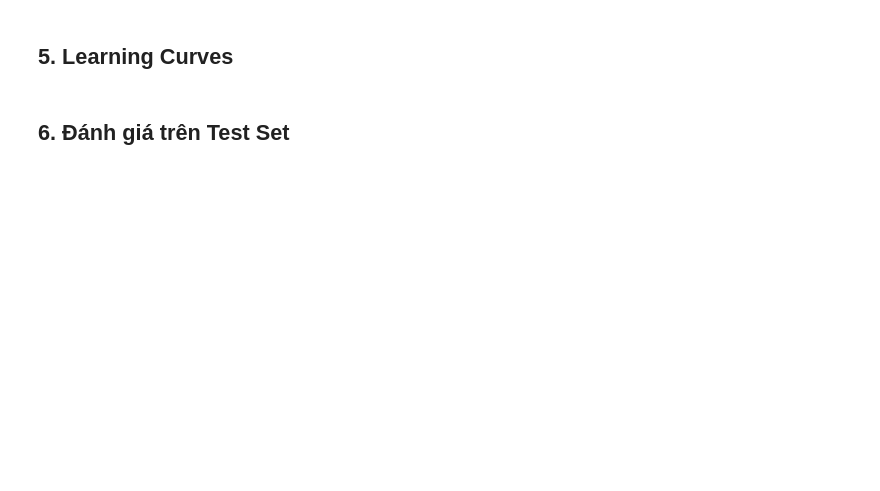
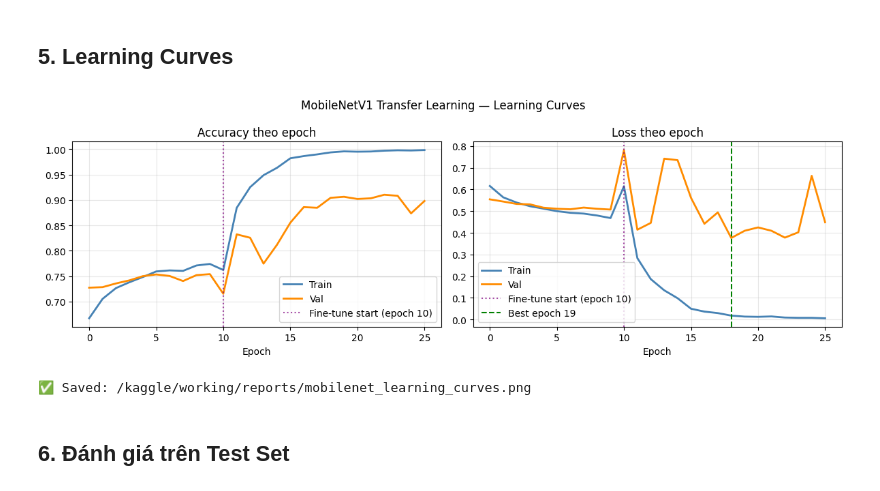
Before and after one commit to huynndacoder/deepfake-detection, a Jupyter notebook: notebooks/04_mobilenet_kaggle.ipynb, the cells around one changed output. Cells and saved outputs as stored; diff of their text form; code cells hidden in the pictures; blank space fills up the shorter version.

```diff
--- a/notebooks/04_mobilenet_kaggle.ipynb
+++ b/notebooks/04_mobilenet_kaggle.ipynb
@@ -115,17 +127,17 @@ Phase 2 — Fine-tune (20 epochs):
 
 Tại sao 2 phases? Nếu unfreeze ngay từ đầu với lr cao → gradient lớn phá hủy toàn bộ ImageNet weights đã học.
 # %%
-def build_mobilenetv1(img_size=224, dropout_rate=0.5, learning_rate=1e-3):
+def build_mobilenet(img_size=224, dropout_rate=0.5, learning_rate=1e-3):
     """
-    MobileNetV1 Transfer Learning cho deepfake detection.
+    MobileNet Transfer Learning cho deepfake detection.
 
     Theo paper Deepfakeimagedetection:
-    - Base: MobileNetV1 pretrained ImageNet, include_top=False
+    - Base: MobileNet pretrained ImageNet, include_top=False
     - Head: GlobalAveragePooling2D → Dense → Dropout → Sigmoid
     - Training: 20 epochs (paper), batch_size=32
     - Kết quả paper: 96.96% trên cùng dataset StyleGAN
     """
-    # ── Base model: MobileNetV1 pretrained ────────────────────────────────────
+    # ── Base model: MobileNet pretrained ────────────────────────────────────
     # include_top=False: bỏ classification head gốc của ImageNet
     # weights='imagenet': load pretrained weights
     base_model = keras.applications.MobileNet(
@@ -156,7 +168,7 @@ def build_mobilenetv1(img_size=224, dropout_rate=0.5, learning_rate=1e-3):
     # Output: P(ảnh là real) — fake=0, real=1
     outputs = layers.Dense(1, activation='sigmoid', name='output')(x)
 
-    model = keras.Model(inputs=inputs, outputs=outputs, name='MobileNetV1_TL')
+    model = keras.Model(inputs=inputs, outputs=outputs, name='MobileNet_TL')
     model.compile(
         optimizer=keras.optimizers.Adam(learning_rate=learning_rate),
         loss='binary_crossentropy',
@@ -165,7 +177,7 @@ def build_mobilenetv1(img_size=224, dropout_rate=0.5, learning_rate=1e-3):
     return model, base_model
 
 
-model, base_model = build_mobilenetv1(IMG_SIZE, DROPOUT_RATE, LR_FROZEN)
+model, base_model = build_mobilenet(IMG_SIZE, DROPOUT_RATE, LR_FROZEN)
 model.summary()
 print(f"\nBase model layers: {len(base_model.layers)}")
 print(f"Trainable params (Phase 1 — head only): {model.trainable_variables.__len__()}")
@@ -176,6 +214,6 @@ Chỉ train classification head. Base MobileNetV1 bị frozen hoàn toàn.
 Mục tiêu: head học được task deepfake trước khi fine-tune.
 # %%
-MODEL_PATH = os.path.join(MODELS_DIR, 'mobilenetv1_best.keras')
+MODEL_PATH = os.path.join(MODELS_DIR, 'mobilenet_best.keras')
 
 callbacks_phase1 = [
     keras.callbacks.ModelCheckpoint(
@@ -280,35 +373,38 @@ def combine_history(h1, h2):
 full_history = combine_history(history_phase1, history_phase2)
 phase1_end   = len(history_phase1.history['loss'])
 
 fig, axes = plt.subplots(1, 2, figsize=(12, 4))
 
 axes[0].plot(full_history['accuracy'],     label='Train', color='steelblue',  linewidth=2)
 axes[0].plot(full_history['val_accuracy'], label='Val',   color='darkorange', linewidth=2)
 axes[0].axvline(phase1_end, color='purple', linestyle=':', alpha=0.7,
                 label=f'Fine-tune start (epoch {phase1_end})')
 axes[0].set_title('Accuracy theo epoch')
 axes[0].set_xlabel('Epoch')
 axes[0].legend()
 axes[0].grid(True, alpha=0.3)
 
 axes[1].plot(full_history['loss'],     label='Train', color='steelblue',  linewidth=2)
 axes[1].plot(full_history['val_loss'], label='Val',   color='darkorange', linewidth=2)
 axes[1].axvline(phase1_end, color='purple', linestyle=':', alpha=0.7,
                 label=f'Fine-tune start (epoch {phase1_end})')
 best_ep = int(np.argmin(full_history['val_loss']))
 axes[1].axvline(best_ep, color='green', linestyle='--',
                 label=f'Best epoch {best_ep+1}')
 axes[1].set_title('Loss theo epoch')
 axes[1].set_xlabel('Epoch')
 axes[1].legend()
 axes[1].grid(True, alpha=0.3)
 
-plt.suptitle('MobileNetV1 Transfer Learning — Learning Curves')
+plt.suptitle('MobileNet Transfer Learning — Learning Curves')
 plt.tight_layout()
-save_path = os.path.join(REPORTS_DIR, 'mobilenetv1_learning_curves.png')
+save_path = os.path.join(REPORTS_DIR, 'mobilenet_learning_curves.png')
 plt.savefig(save_path, dpi=150, bbox_inches='tight')
 plt.show()
 print(f"✅ Saved: {save_path}")
+# %% [output]
+[figure, added]
+✅ Saved: /kaggle/working/reports/mobilenet_learning_curves.png
 # %% [markdown]
 ## 6. Đánh giá trên Test Set
 # %%
```
Also changed, not shown: parts of 10 cells of this notebook, 10 other files.
